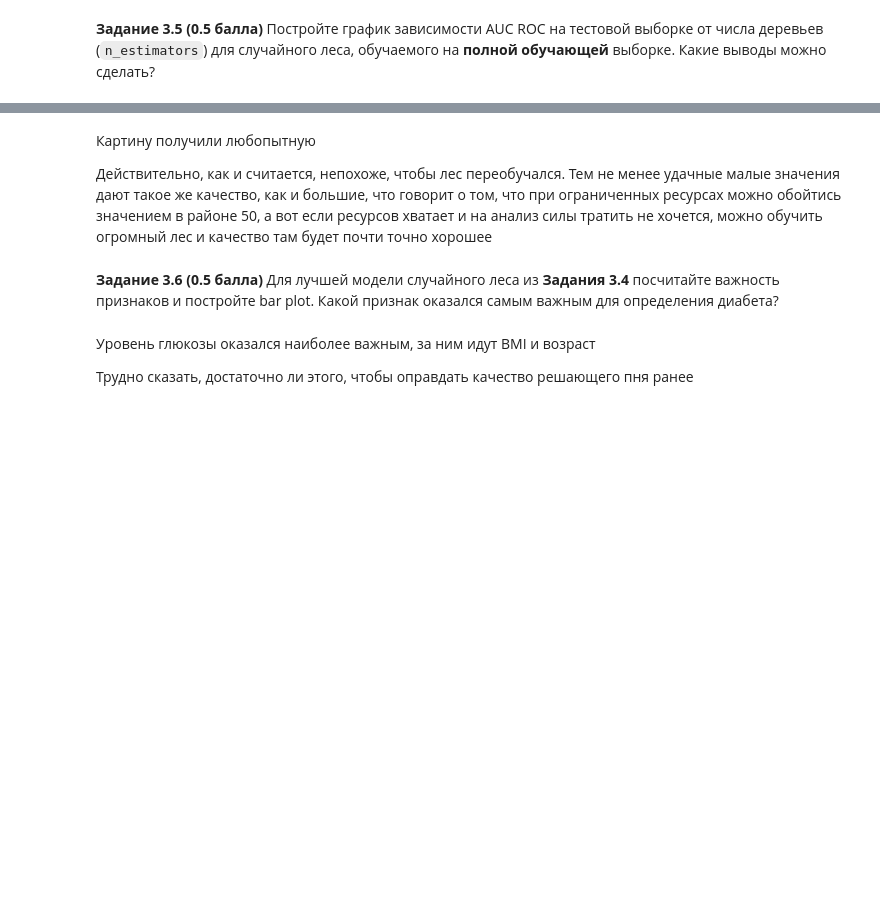
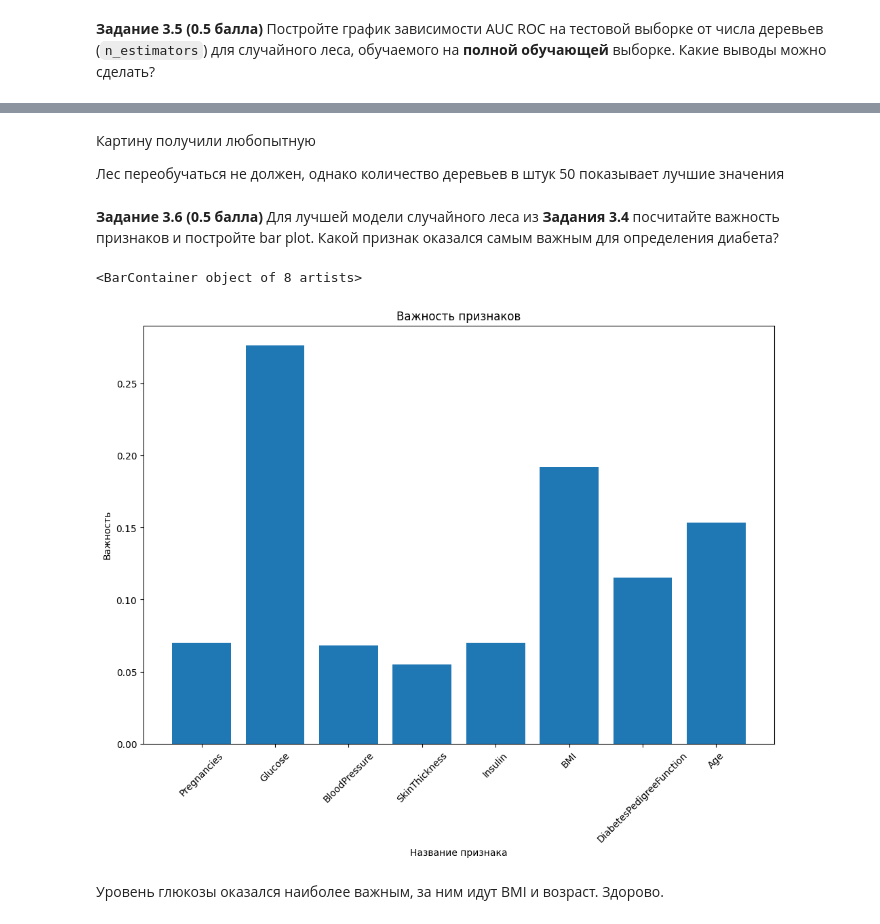
Before and after one commit to Bosbobos/IAD, a Jupyter notebook: MachineLeariningBasics/hw07_trees/hw07_trees_rf.ipynb, the cells around one changed output, grey strips where cells are left out. Cells and saved outputs as stored; diff of their text form; code cells hidden in the pictures; blank space fills up the shorter version.

```diff
--- a/MachineLeariningBasics/hw07_trees/hw07_trees_rf.ipynb
+++ b/MachineLeariningBasics/hw07_trees/hw07_trees_rf.ipynb
@@ -572,7 +632,7 @@ train_tr, val, train_tr_y, val_y = train_test_split(train, train_y, test_size=0.
 
 Обучите решающее дерево с подобранными гиперпараметрами на **полной обучающей** выборке. Оцените качество классификации на тестовой выборке по метрикам `accuracy`, `precision` и `recall`, `auc_roc`.
 # %%
-max_depths = min_samples_leafs = [2**n for n in range(9)]
+max_depths = min_samples_leafs = [*range(1, 50)]
 
 results = []
 for max_depth in max_depths:
@@ -608,7 +673,7 @@ def build_res_df(method_name: str, true_y: np.array, predictions: np.array,df: p
 
     return df
 # %%
-tr = DecisionTreeClassifier(max_depth=1, min_samples_leaf=128, random_state=17)
+tr = DecisionTreeClassifier(max_depth=7, min_samples_leaf=14, random_state=17)
 tr.fit(train_tr, train_tr_y)
 results = tr.predict(test)
 tree_res = build_res_df('DecisionTreeClassifier', test_y, results)
@@ -634,6 +713,6 @@ train.head(3)
 # %%
-# ᕕ(╭ರ╭ ͟ʖ╮•́)⊃¤=(————
-max_depths = min_samples_leafs = [2**n for n in range(9)]
+# Ренж из 50 отрабатывал 50 тысяч лет
+max_depths = min_samples_splits = [2**n for n in range(1, 9)]
 t = 5
 step = train.shape[0] // t
 train_val = train.values
@@ -641,8 +720,8 @@ train_y_val = train_y.values
 
 cv_results = []
 for max_depth in max_depths:
-    for min_samples_leaf in min_samples_leafs:
-        tr = RandomForestClassifier(max_depth=max_depth, min_samples_leaf=min_samples_leaf, n_estimators=50, random_state=17)
+    for min_samples_split in min_samples_splits:
+        tr = RandomForestClassifier(max_depth=max_depth, min_samples_split=min_samples_split, n_estimators=50, random_state=17)
         res = []
         for i in range(0, train.shape[0]-step, step):
             train_cv = np.concatenate([train_val[:i], train_val[i + step:]])
@@ -655,7 +734,7 @@ for max_depth in max_depths:
         score = np.mean(res)
         cv_results.append({
             'max_depth': max_depth,
-            'min_samples_leaf': min_samples_leaf,
+            'min_samples_split': min_samples_split,
             'mean_f1_score': score
         })
 
@@ -666,9 +752,10 @@ reses.head(5)
 **Задание 3.5 (0.5 балла)** Постройте график зависимости AUC ROC на тестовой выборке от числа деревьев (`n_estimators`) для случайного леса, обучаемого на **полной обучающей** выборке. Какие выводы можно сделать?
 # %%
 # ᕕ(╭ರ╭ ͟ʖ╮•́)⊃¤=(————
+max_depth = min_samples_split = 8
 est_results = []
 for i in range(1, 150):
-    tr = RandomForestClassifier(max_depth=8, min_samples_leaf=4, n_estimators=i, random_state=17)
+    tr = RandomForestClassifier(max_depth=max_depth, min_samples_split=min_samples_split, n_estimators=i, random_state=17)
     tr.fit(train, train_y)
     est_results.append(roc_auc_score(test_y, tr.predict(test)))
 # %%
@@ -680,21 +770,22 @@ plt.plot(est_results)
-# %% [markdown]
-Картину получили любопытную
-
-Действительно, как и считается, непохоже, чтобы лес переобучался. Тем не менее удачные малые значения дают такое же качество, как и большие, что говорит о том, что при ограниченных ресурсах можно обойтись значением в районе 50, а вот если ресурсов хватает и на анализ силы тратить не хочется, можно обучить огромный лес и качество там будет почти точно хорошее
+# %% [markdown]
+Картину получили любопытную
+
+Лес переобучаться не должен, однако количество деревьев в штук 50 показывает лучшие значения
 # %% [markdown]
 **Задание 3.6 (0.5 балла)** Для лучшей модели случайного леса из **Задания 3.4** посчитайте важность признаков и постройте bar plot. Какой признак оказался самым важным для определения диабета?
 # %%
 # ᕕ(╭ರ╭ ͟ʖ╮•́)⊃¤=(————
-bst_tree = RandomForestClassifier(max_depth=8, min_samples_leaf=4, n_estimators=50, random_state=17)
+bst_tree = RandomForestClassifier(max_depth=max_depth, min_samples_split=min_samples_split, n_estimators=50, random_state=17)
 bst_tree.fit(train, train_y)
 
 plt.figure(figsize=(12, 8))
 plt.title('Важность признаков')
 plt.xlabel('Название признака')
 plt.ylabel('Важность')
 plt.xticks(rotation=45)
 plt.bar(train.columns, bst_tree.feature_importances_)
+# %% [output]
+<BarContainer object of 8 artists>
+[figure, added]
 # %% [markdown]
-Уровень глюкозы оказался наиболее важным, за ним идут BMI и возраст
-
-Трудно сказать, достаточно ли этого, чтобы оправдать качество решающего пня ранее
+Уровень глюкозы оказался наиболее важным, за ним идут BMI и возраст. Здорово.
```
Also changed, not shown: parts of 24 cells of this notebook.
